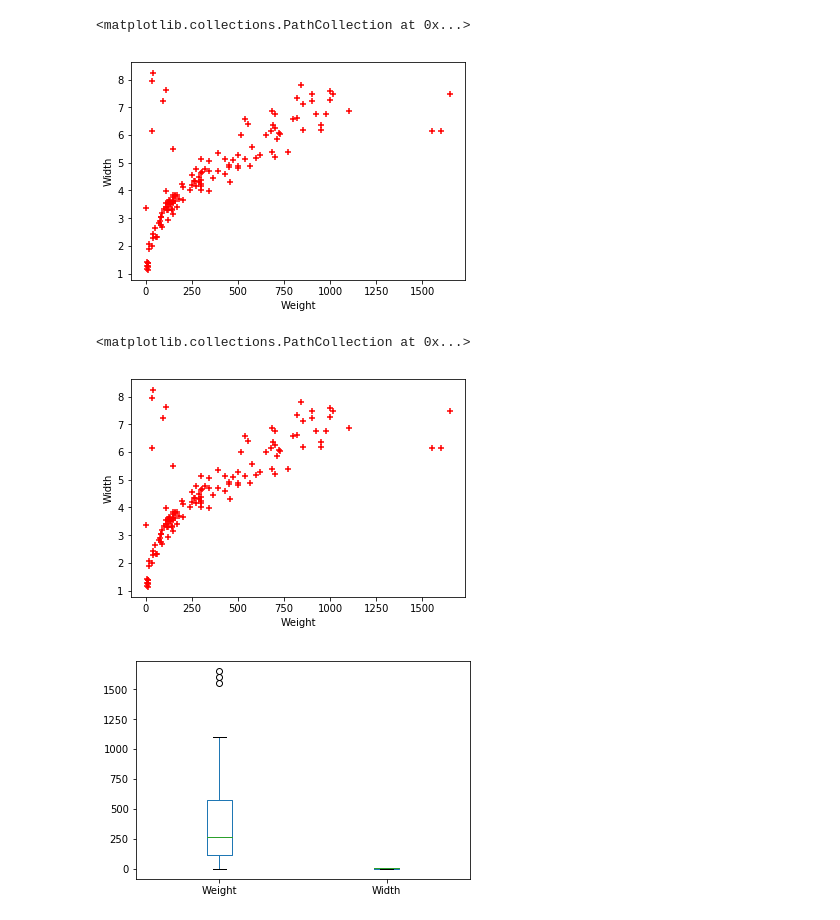
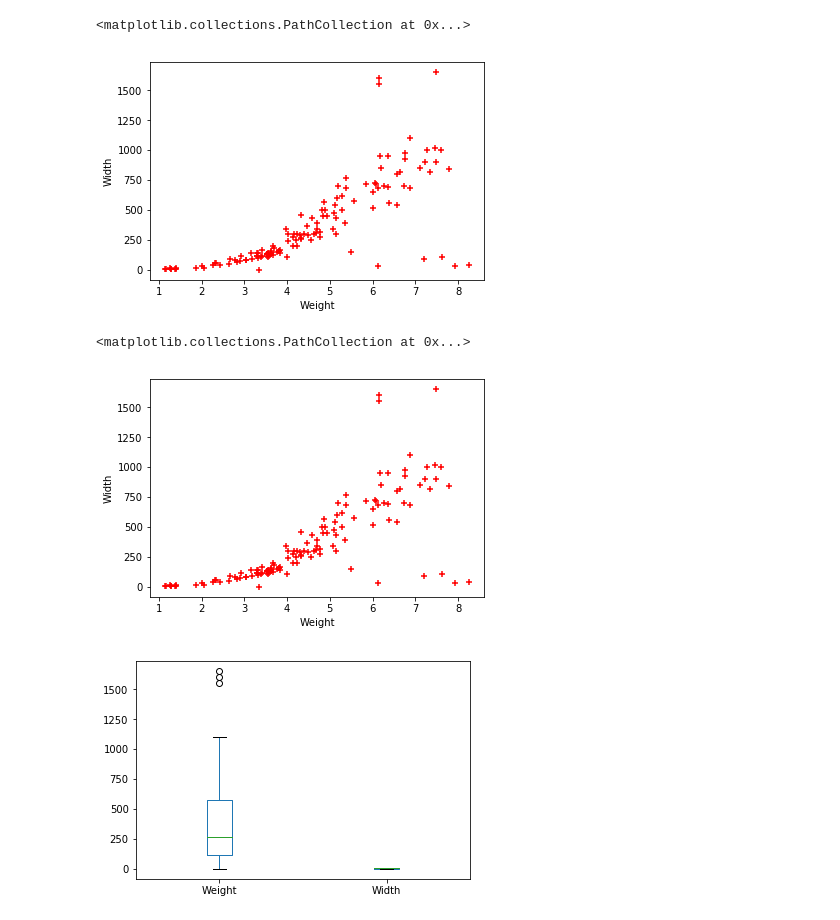
Before and after one commit to MatijaAleksic/MU-T3-21, a Jupyter notebook: LinearnaRegresija/LinearnaRegresija.ipynb, the cells around one changed output. Saved outputs shown, nothing was run; the diff lists cells and outputs as text; code cells hidden in the pictures.

```diff
--- a/LinearnaRegresija/LinearnaRegresija.ipynb
+++ b/LinearnaRegresija/LinearnaRegresija.ipynb
@@ -12,12 +12,12 @@ df = pd.read_csv("train.csv")
 # %%
 #Iscrtavanje linearne regresije
 %matplotlib inline
 plt.xlabel('Weight')
 plt.ylabel('Width')
-plt.scatter(df.Weight, df.Width, color='red', marker='+')
+plt.scatter(df.Width,df.Weight, color='red', marker='+')
 # %% [output]
 <matplotlib.collections.PathCollection at 0x...>
-[figure, old version]
+[figure, new version]
 # %%
 #Normalizacija podataka
 def normalize(df):
@@ -28,14 +28,14 @@ def normalize(df):
         result[feature_name] = (df[feature_name] - min_value) / (max_value - min_value)
     return result
 # %%
-#df = normalize(df)
+# df = normalize(df)
 %matplotlib inline
 plt.xlabel('Weight')
 plt.ylabel('Width')
-plt.scatter(df.Weight, df.Width, color='red', marker='+')
+plt.scatter(df.Width, df.Weight, color='red', marker='+')
 # %% [output]
 <matplotlib.collections.PathCollection at 0x...>
-[figure, old version]
+[figure, new version]
 # %%
 #Boxplot da se vide outlieri
 df.plot(kind='box')
```
Also changed, not shown: parts of 7 cells of this notebook.
